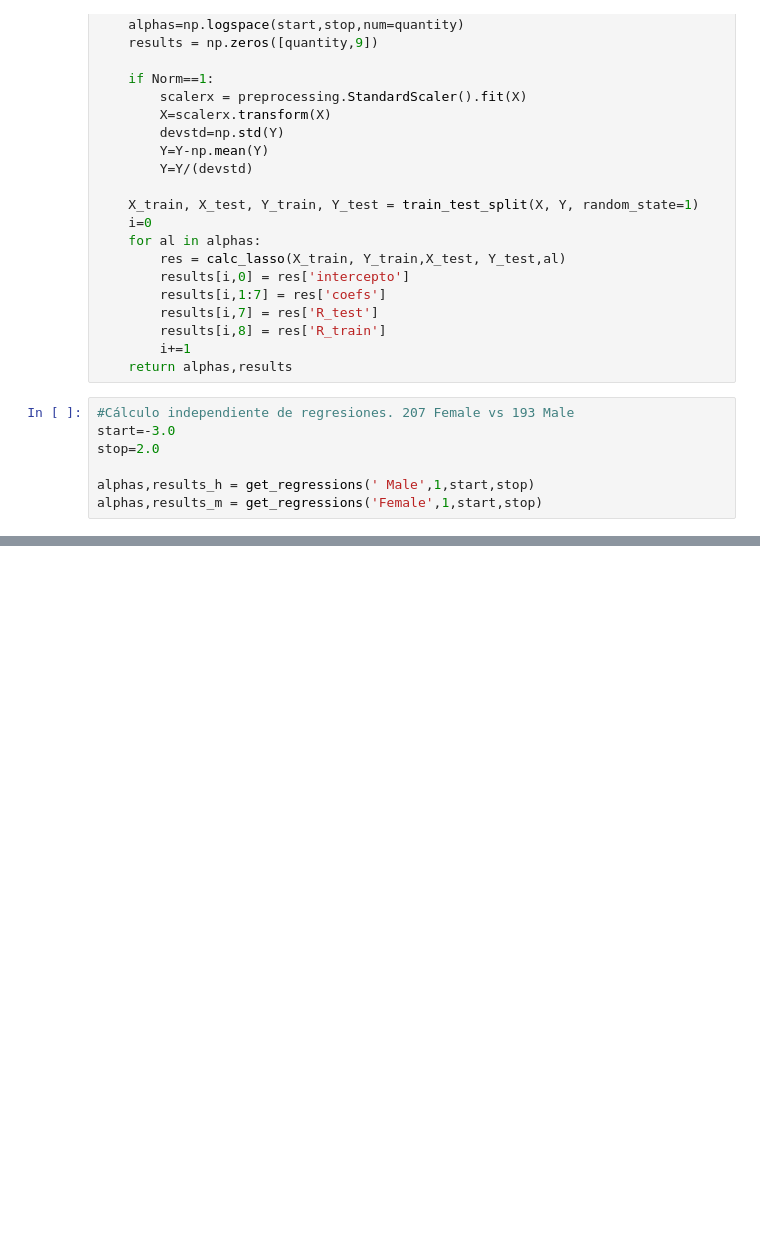
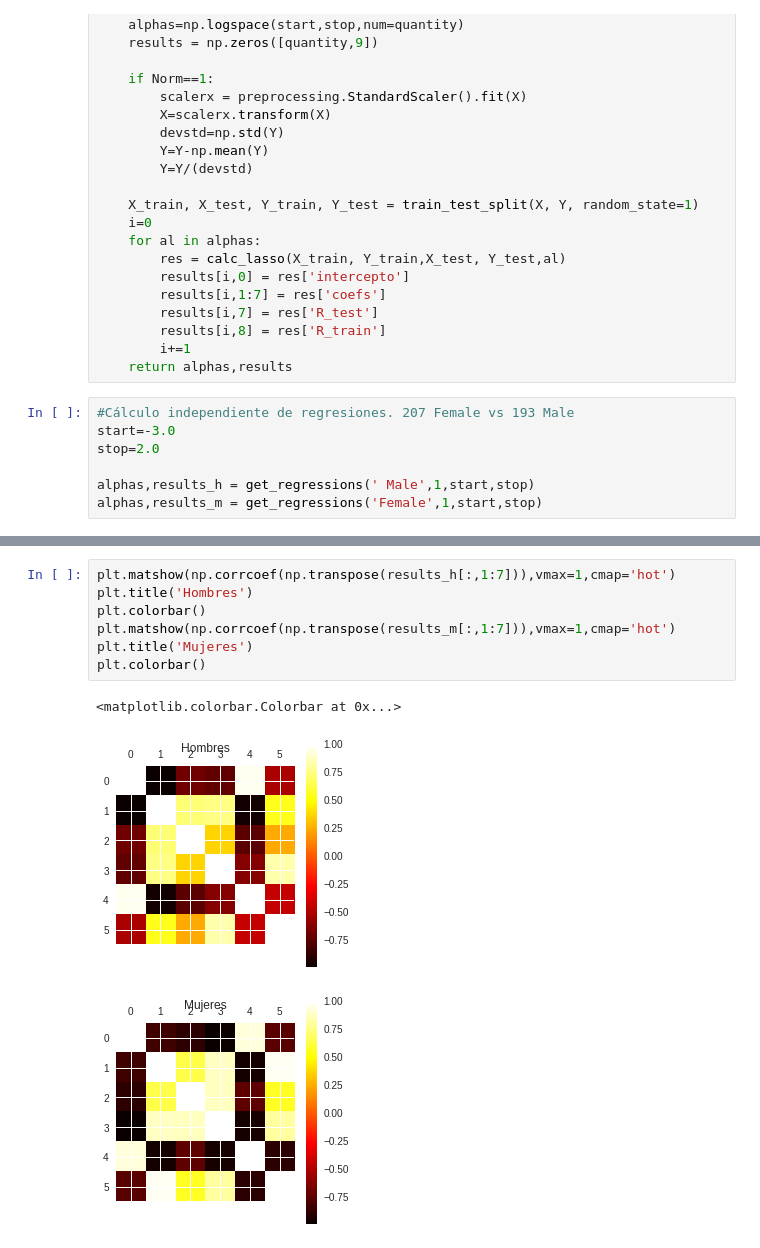
Before and after one commit to canrilo/CamiloRivera_MCA, a Jupyter notebook: week11/LASSO-7-04.ipynb, the cells around one changed output, grey strips where cells are left out. Cells and saved outputs as stored; diff of their text form; blank space fills up the shorter version.

```diff
--- a/week11/LASSO-7-04.ipynb
+++ b/week11/LASSO-7-04.ipynb
@@ -82,0 +97,11 @@ plt.title('Hombres: 207')
+# %%
+plt.matshow(np.corrcoef(np.transpose(results_h[:,1:7])),vmax=1,cmap='hot')
+plt.title('Hombres')
+plt.colorbar()
+plt.matshow(np.corrcoef(np.transpose(results_m[:,1:7])),vmax=1,cmap='hot')
+plt.title('Mujeres')
+plt.colorbar()
+# %% [output]
+<matplotlib.colorbar.Colorbar at 0x...>
+[figure, added]
+[figure, added]
```
Also changed, not shown: parts of 7 cells of this notebook, 3 other files.
